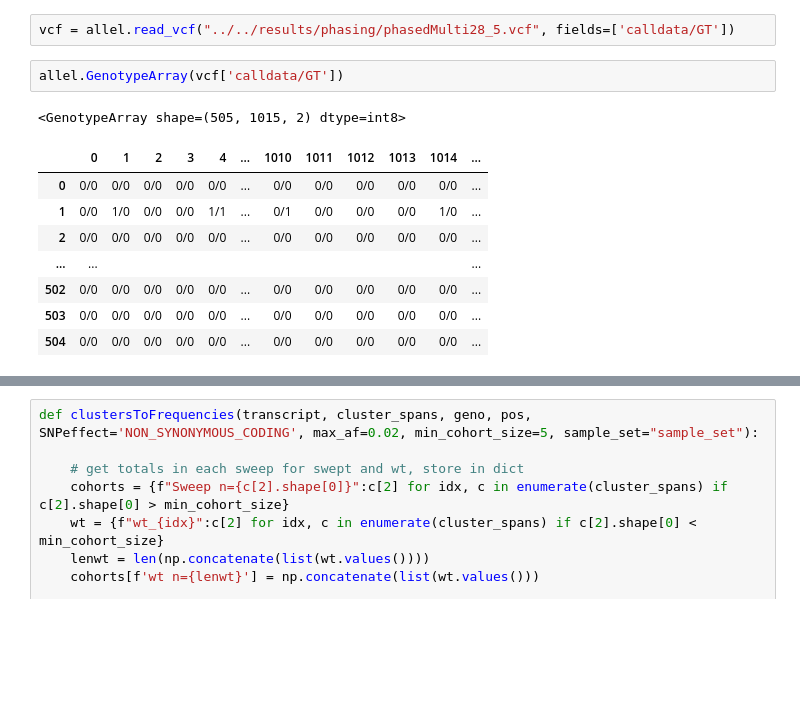
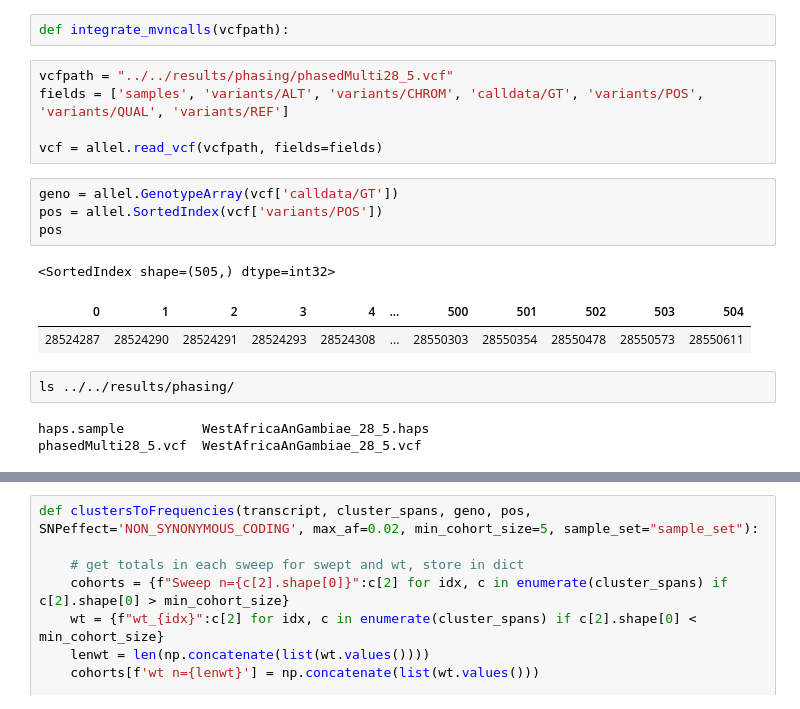
Before and after one commit to sanjaynagi/locusPocus, a Jupyter notebook: workflow/notebooks/HaplotypeClustering-COEAE1F_2F.ipynb, the cells around one changed output, grey strips where cells are left out. Drawn from its saved outputs; the diff is of its cells as text; blank space fills up the shorter version.

Commit message:
phylo, mvncall

```diff
--- a/workflow/notebooks/HaplotypeClustering-COEAE1F_2F.ipynb
+++ b/workflow/notebooks/HaplotypeClustering-COEAE1F_2F.ipynb
@@ -12,14 +12,20 @@ import probetools as probe
+# %%
+def integrate_mvncalls(vcfpath):
 # %%
-vcf = allel.read_vcf("../../results/phasing/phasedMulti28_5.vcf", fields=['calldata/GT'])
+vcfpath = "../../results/phasing/phasedMulti28_5.vcf"
+fields = ['samples', 'variants/ALT', 'variants/CHROM', 'calldata/GT', 'variants/POS', 'variants/QUAL', 'variants/REF']
+
+vcf = allel.read_vcf(vcfpath, fields=fields)
 # %%
-allel.GenotypeArray(vcf['calldata/GT'])
+geno = allel.GenotypeArray(vcf['calldata/GT'])
+pos = allel.SortedIndex(vcf['variants/POS'])
+pos
 # %% [output]
-<GenotypeArray shape=(505, 1015, 2) dtype=int8>
+<SortedIndex shape=(505,) dtype=int32>
-|  | 0 | 1 | 2 | 3 | 4 | ... | 1010 | 1011 | 1012 | 1013 | 1014 | ... |
-| 0 | 0/0 | 0/0 | 0/0 | 0/0 | 0/0 | ... | 0/0 | 0/0 | 0/0 | 0/0 | 0/0 | ... |
-| 1 | 0/0 | 1/0 | 0/0 | 0/0 | 1/1 | ... | 0/1 | 0/0 | 0/0 | 0/0 | 1/0 | ... |
-| 2 | 0/0 | 0/0 | 0/0 | 0/0 | 0/0 | ... | 0/0 | 0/0 | 0/0 | 0/0 | 0/0 | ... |
-| ... | ... |  |  |  |  |  |  |  |  |  |  | ... |
-| 502 | 0/0 | 0/0 | 0/0 | 0/0 | 0/0 | ... | 0/0 | 0/0 | 0/0 | 0/0 | 0/0 | ... |
-| 503 | 0/0 | 0/0 | 0/0 | 0/0 | 0/0 | ... | 0/0 | 0/0 | 0/0 | 0/0 | 0/0 | ... |
-| 504 | 0/0 | 0/0 | 0/0 | 0/0 | 0/0 | ... | 0/0 | 0/0 | 0/0 | 0/0 | 0/0 | ... |
+| 0 | 1 | 2 | 3 | 4 | ... | 500 | 501 | 502 | 503 | 504 |
+| 28524287 | 28524290 | 28524291 | 28524293 | 28524308 | ... | 28550303 | 28550354 | 28550478 | 28550573 | 28550611 |
+# %%
+ls ../../results/phasing/
+# %% [output]
+haps.sample          WestAfricaAnGambiae_28_5.haps
+phasedMulti28_5.vcf  WestAfricaAnGambiae_28_5.vcf
```
Also changed, not shown: parts of 16 cells of this notebook, 15 other files.
